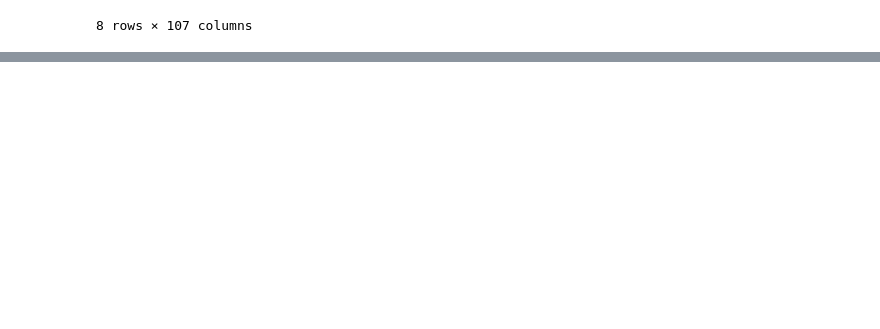
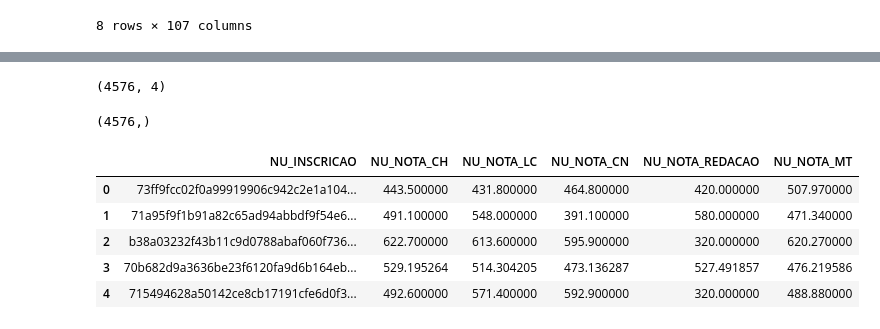
Before and after one commit to joberthrogers18/codenation-datascience, a Jupyter notebook: Challenge1/challenge1_enem.ipynb, the cells around one changed output, grey strips where cells are left out. Drawn from its saved outputs; the diff is of its cells as text; code cells hidden in the pictures; blank space fills up the shorter version.

Commit message:
Created the model regression with Random forest regression
Try to predict and save a first try predict

Signed-off-by: Joberth Rogers <joberth.rogers18@gmail.com>

```diff
--- a/Challenge1/challenge1_enem.ipynb
+++ b/Challenge1/challenge1_enem.ipynb
@@ -119,0 +154,3 @@ print(np.where(z > 3))
+# %%
+cod_participants = dataset_test.loc[:, 'NU_INSCRICAO']
+dataset_test = dataset_test.loc[:, ['NU_NOTA_CN', 'NU_NOTA_CH', 'NU_NOTA_LC', 'NU_NOTA_REDACAO' ]]
@@ -119,0 +166,35 @@ print(np.where(z > 3))
+# %%
+dataset_test.shape
+# %% [output]
+(4576, 4)
+# %%
+dataset_test['NU_NOTA_CN'].fillna(dataset_test['NU_NOTA_CN'].mean(), inplace=True)
+dataset_test['NU_NOTA_CH'].fillna(dataset_test['NU_NOTA_CH'].mean(), inplace=True)
+dataset_test['NU_NOTA_LC'].fillna(dataset_test['NU_NOTA_LC'].mean(), inplace=True)
+dataset_test['NU_NOTA_REDACAO'].fillna(dataset_test['NU_NOTA_REDACAO'].mean(), inplace=True)
+# %%
+pred_data = regr.predict(dataset_test)
+# %%
+pred_data.shape
+# %% [output]
+(4576,)
+# %%
+data_file = {
+    'NU_INSCRICAO': cod_participants,
+    'NU_NOTA_CN': dataset_test['NU_NOTA_CN'],
+    'NU_NOTA_CH': dataset_test['NU_NOTA_CH'],
+    'NU_NOTA_LC': dataset_test['NU_NOTA_LC'],
+    'NU_NOTA_REDACAO': dataset_test['NU_NOTA_REDACAO'],
+    'NU_NOTA_MT': pred_data
+}
+
+save_pred = pd.DataFrame(data_file, columns= ['NU_INSCRICAO', 'NU_NOTA_CH','NU_NOTA_LC','NU_NOTA_CN','NU_NOTA_REDACAO', 'NU_NOTA_MT'])
+# %%
+save_pred.head()
+# %% [output]
+|  | NU_INSCRICAO | NU_NOTA_CH | NU_NOTA_LC | NU_NOTA_CN | NU_NOTA_REDACAO | NU_NOTA_MT |
+| 0 | 73ff9fcc02f0a99919906c942c2e1a104... | 443.500000 | 431.800000 | 464.800000 | 420.000000 | 507.970000 |
+| 1 | 71a95f9f1b91a82c65ad94abbdf9f54e6... | 491.100000 | 548.000000 | 391.100000 | 580.000000 | 471.340000 |
+| 2 | b38a03232f43b11c9d0788abaf060f736... | 622.700000 | 613.600000 | 595.900000 | 320.000000 | 620.270000 |
+| 3 | 70b682d9a3636be23f6120fa9d6b164eb... | 529.195264 | 514.304205 | 473.136287 | 527.491857 | 476.219586 |
+| 4 | 715494628a50142ce8cb17191cfe6d0f3... | 492.600000 | 571.400000 | 592.900000 | 320.000000 | 488.880000 |
```
Also changed, not shown: parts of 15 cells of this notebook, 2 other files.
